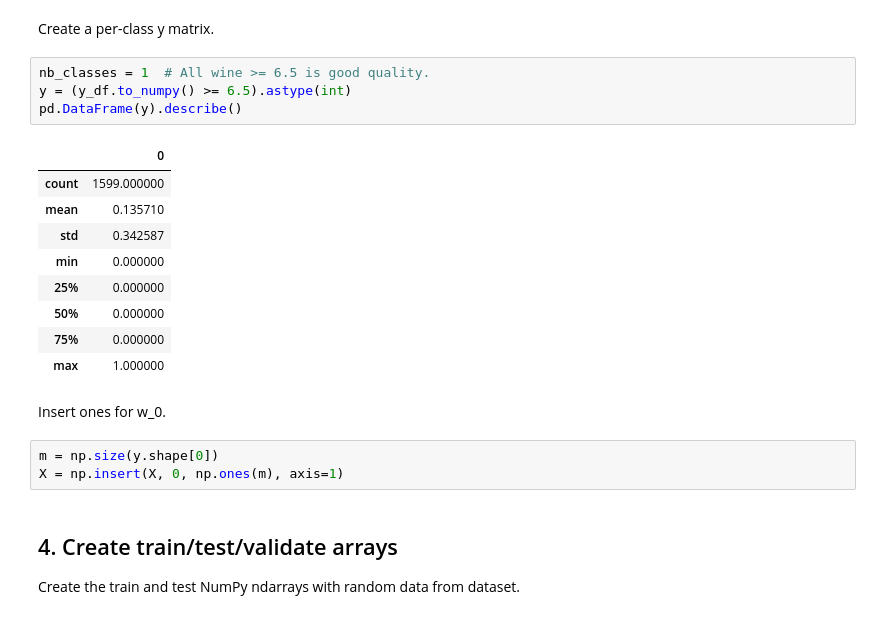
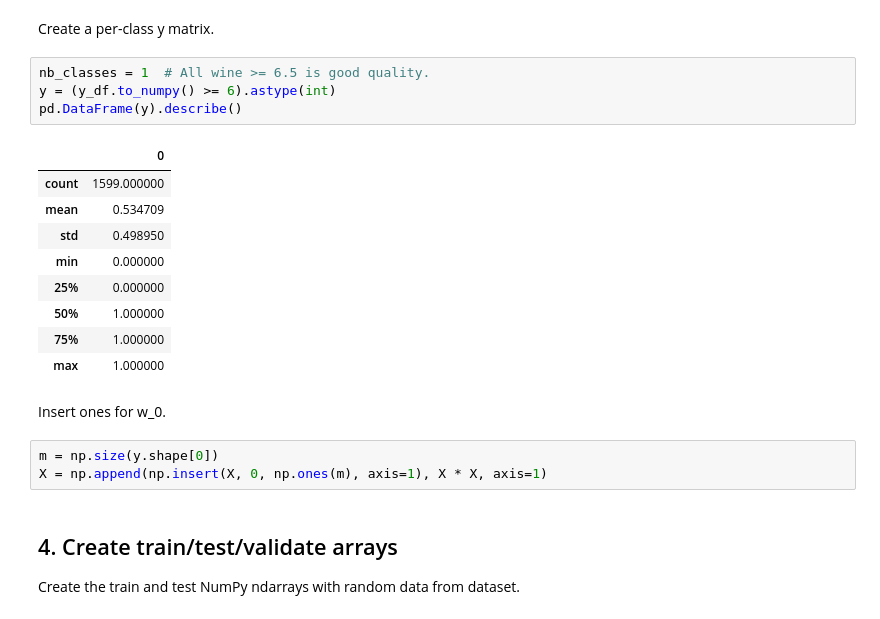
Before and after one commit to andrejanesic/red-wine-quality, a Jupyter notebook: main.ipynb, the cells around one changed output. Saved outputs shown, nothing was run; the diff lists cells and outputs as text.

```diff
--- a/main.ipynb
+++ b/main.ipynb
@@ -88,23 +90,23 @@ X = X / X.max(axis=0)
 Create a per-class y matrix.
 # %%
 nb_classes = 1  # All wine >= 6.5 is good quality.
-y = (y_df.to_numpy() >= 6.5).astype(int)
+y = (y_df.to_numpy() >= 6).astype(int)
 pd.DataFrame(y).describe()
 # %% [output]
 |  | 0 |
 | count | 1599.000000 |
-| mean | 0.135710 |
-| std | 0.342587 |
+| mean | 0.534709 |
+| std | 0.498950 |
 | min | 0.000000 |
 | 25% | 0.000000 |
-| 50% | 0.000000 |
-| 75% | 0.000000 |
+| 50% | 1.000000 |
+| 75% | 1.000000 |
 | max | 1.000000 |
 # %% [markdown]
 Insert ones for w_0.
 # %%
 m = np.size(y.shape[0])
-X = np.insert(X, 0, np.ones(m), axis=1)
+X = np.append(np.insert(X, 0, np.ones(m), axis=1), X * X, axis=1)
 # %% [markdown]
 ## 4. Create train/test/validate arrays
 
```
Also changed, not shown: parts of 8 cells of this notebook, 1 other file.
